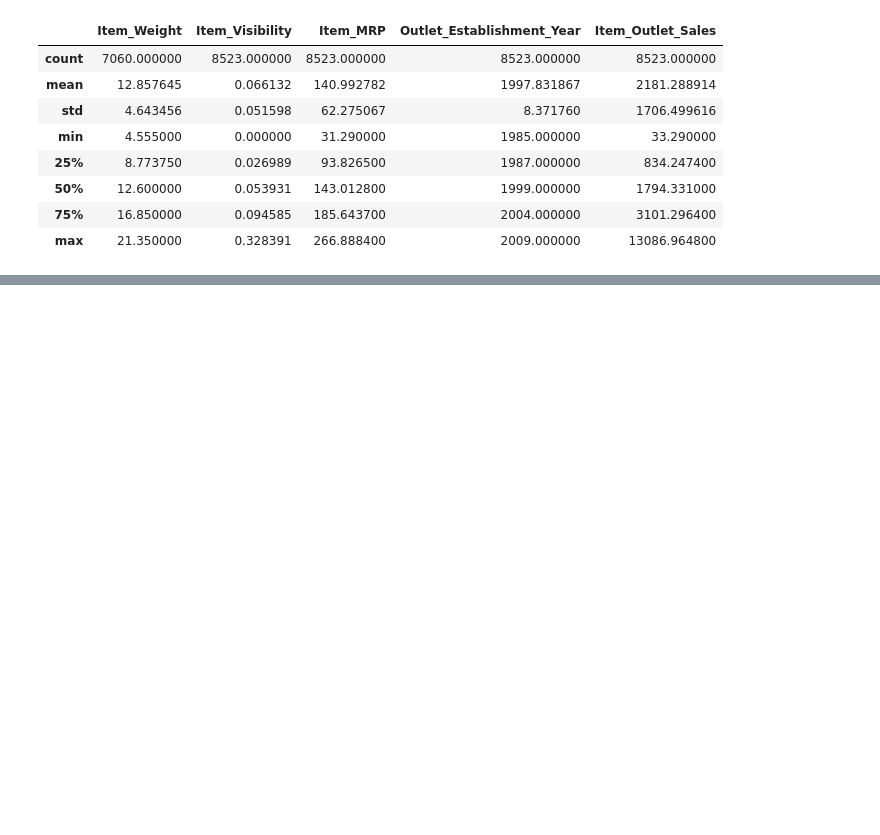
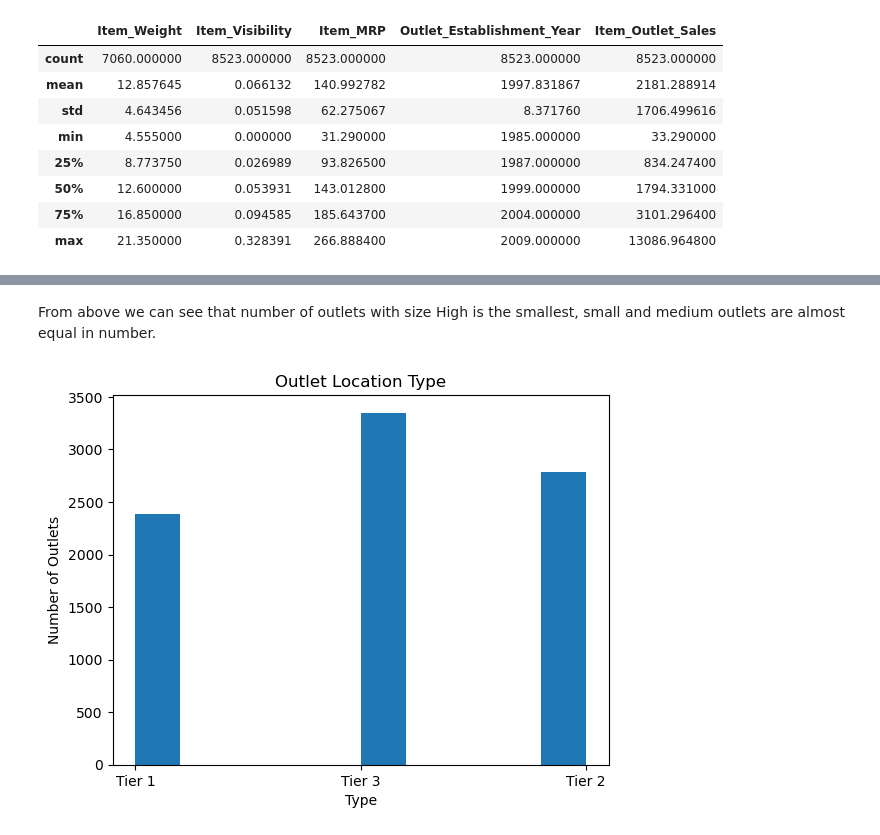
Before and after one commit to Technocolabs100/BigMart-Data-Analysis-and-Prediction, a Jupyter notebook: Mahmoud_Khaled_mahmoud.khaled12245@gmail.com.ipynb, the cells around one changed output, grey strips where cells are left out. Saved outputs shown, nothing was run; the diff lists cells and outputs as text; code cells hidden in the pictures; blank space fills up the shorter version.

```diff
--- a/Mahmoud_Khaled_mahmoud.khaled12245@gmail.com.ipynb
+++ b/Mahmoud_Khaled_mahmoud.khaled12245@gmail.com.ipynb
@@ -60,0 +95,6 @@ train_data.describe()
+# %% [markdown]
+From above we can see that number of outlets with size High is the smallest, small and medium outlets are almost equal in number.
+# %%
+plot_hist(train_data, 'Outlet_Location_Type', 'Outlet Location Type', 'Type', 'Number of Outlets')
+# %% [output]
+[figure, added]
```
Also changed, not shown: parts of 15 cells of this notebook.
